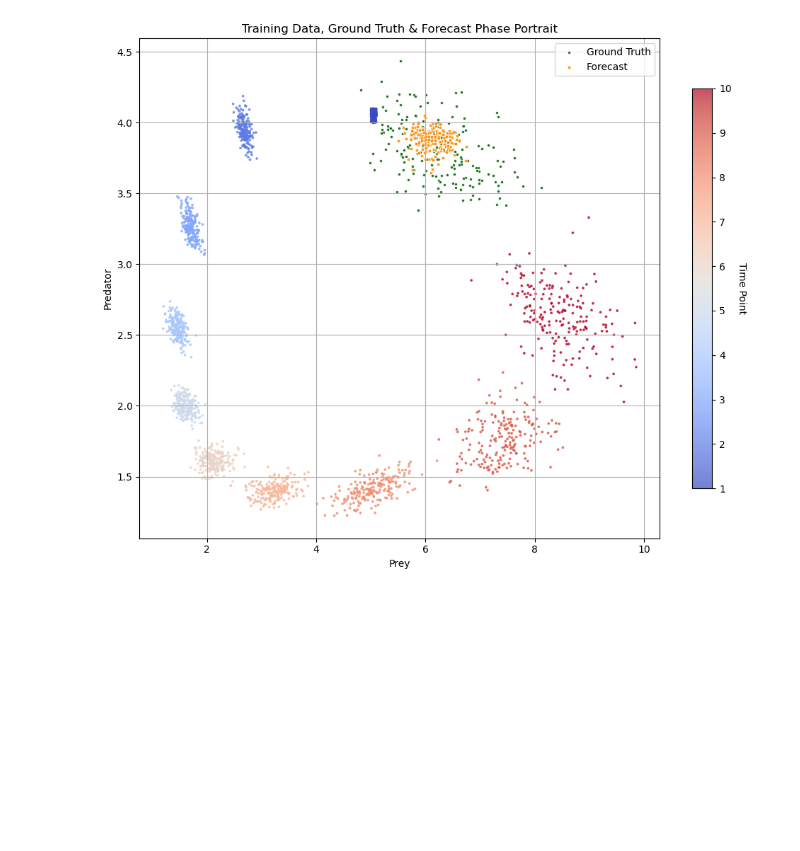
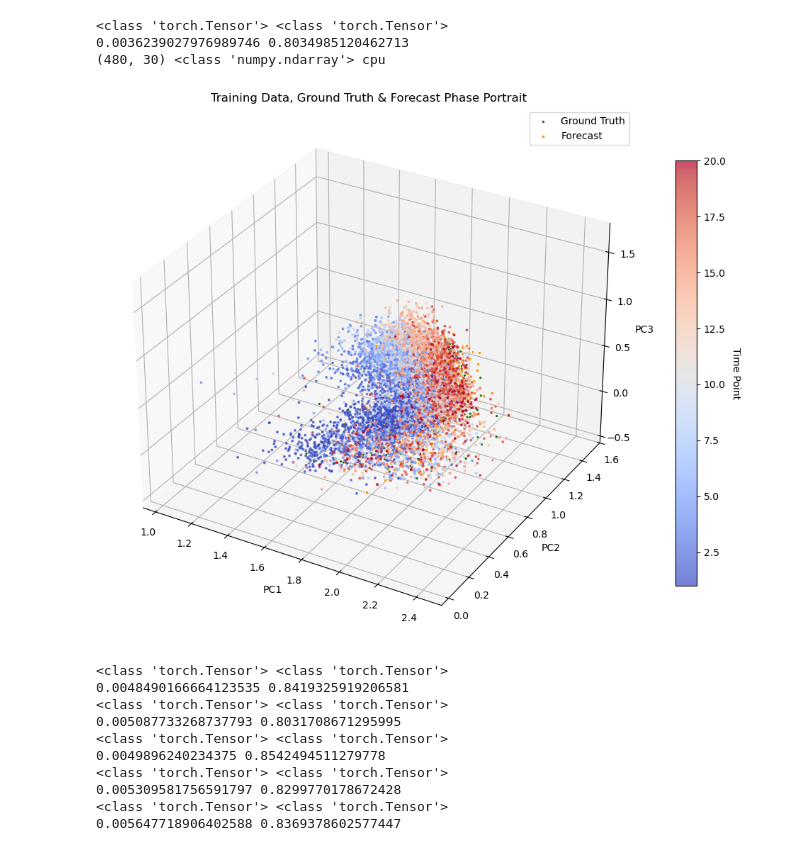
Before and after one commit to njwfish/DistributionConditionedTransport, a Jupyter notebook: notebooks/snapMMD.ipynb, the cells around one changed output. Saved outputs shown, nothing was run; the diff lists cells and outputs as text; code cells hidden in the pictures; blank space fills up the shorter version.

Commit message:
cleaned up snapMMD eval

```diff
--- a/notebooks/snapMMD.ipynb
+++ b/notebooks/snapMMD.ipynb
@@ -49,7 +49,7 @@ DATASET_CONFIGS: Dict[str, Dict[str, Any]] = {
         'title': 'GoM',
         'calculate_emd': True,
     },
-    'pbmc': {
+    'PBMC': {
         'data_path': 'data/realdata/processed_pbmc_data_sub500_every_2_until20.npz',
         'dimensionality': 30,
         'plot_dimensionality': 3,
@@ -119,6 +178,23 @@ def generate_cde_forecast(cfg, data, encoder, generator):
     all_gen_samples = torch.cat(all_gen_samples, dim=0)
 
     return all_gen_samples.cpu().numpy()
+# %%
+def compute_scores(cfg, data, forecast):
+    dataset_cfg = DATASET_CONFIGS[cfg.dataset_name]
+
+    Xs = data['Xs']
+    Xs_last = torch.tensor(Xs[-1], dtype=torch.float).to(device)
+
+    rbf_paper = RBF(1.0).to(device)
+    mmd_loss_paper = MMDLoss(kernel=rbf_paper).to(device)
+
+    mmd_paper = mmd_loss_paper(Xs_last, torch.from_numpy(forecast).to(device)).item()
+    #mmd_paper = mmd_loss_paper(Xs_last, forecast).item()
+
+    emd_val = earth_mover_distance(Xs_last.cpu().numpy(), forecast)
+    emd = float(emd_val) if not np.isnan(emd_val) else None
+
+    return mmd_paper, emd
 # %%
 def setup_pca_for_pbmc() -> PCA:
     data1 = np.load("data/realdata/processed_pbmc_data_sub500_every_2_until20.npz")
@@ -197,18 +273,39 @@ def plot_forecast(cfg, data, forecast):
     ax.set_title('Training Data, Ground Truth & Forecast Phase Portrait')
     ax.legend()
     plt.tight_layout()
-    plt.plot()
+    plt.show()
 # %%
 # NOTE: THIS IS OUR METHOD (TDEs)
 
-ckpt_dir = "./outputs/snapMMD_energy_cotrain_LV_ed19dd974fb0e42004bbacc8b55bf4c1"
+ckpt_dir_ref = "snapMMD_energy_cotrain_PBMC_6c7a57633849c1259c508f3adf989fde"
 
-cfg, ckpt_path = load_cfg_and_ckpt(ckpt_dir)
-encoder, generator = load_models(cfg, ckpt_path)
-
-data = np.load(DATASET_CONFIGS[cfg.dataset_name]['data_path'])
-
-forecast = generate_cde_forecast(cfg, data, encoder, generator)
-plot_forecast(cfg, data, forecast)
+matching_dirs = find_matching_ckpt_dirs(ckpt_dir_ref)
-# %% [output]
-[figure, removed]
+# %%
+plot_seed = 0
+for j, ckpt_dir in enumerate(matching_dirs):
+    cfg, ckpt_path = load_cfg_and_ckpt(ckpt_dir)
+    encoder, generator = load_models(cfg, ckpt_path)
+
+    data = np.load(DATASET_CONFIGS[cfg.dataset_name]['data_path'])
+
+    forecast = generate_cde_forecast(cfg, data, encoder, generator)
+    mmd, emd = compute_scores(cfg, data, forecast)
+    print(mmd, emd)
+    if j == plot_seed:
+        print(forecast.shape, type(forecast), forecast.device)
+        plot_forecast(cfg, data, forecast)
+# %% [output]
+<class 'torch.Tensor'> <class 'torch.Tensor'>
+0.0036239027976989746 0.8034985120462713
+(480, 30) <class 'numpy.ndarray'> cpu
+[figure, added]
+<class 'torch.Tensor'> <class 'torch.Tensor'>
+0.0048490166664123535 0.8419325919206581
+<class 'torch.Tensor'> <class 'torch.Tensor'>
+0.005087733268737793 0.8031708671295995
+<class 'torch.Tensor'> <class 'torch.Tensor'>
+0.0049896240234375 0.8542494511279778
+<class 'torch.Tensor'> <class 'torch.Tensor'>
+0.005309581756591797 0.8299770178672428
+<class 'torch.Tensor'> <class 'torch.Tensor'>
+0.005647718906402588 0.8369378602577447
```
Also changed, not shown: parts of 1 cell of this notebook.
